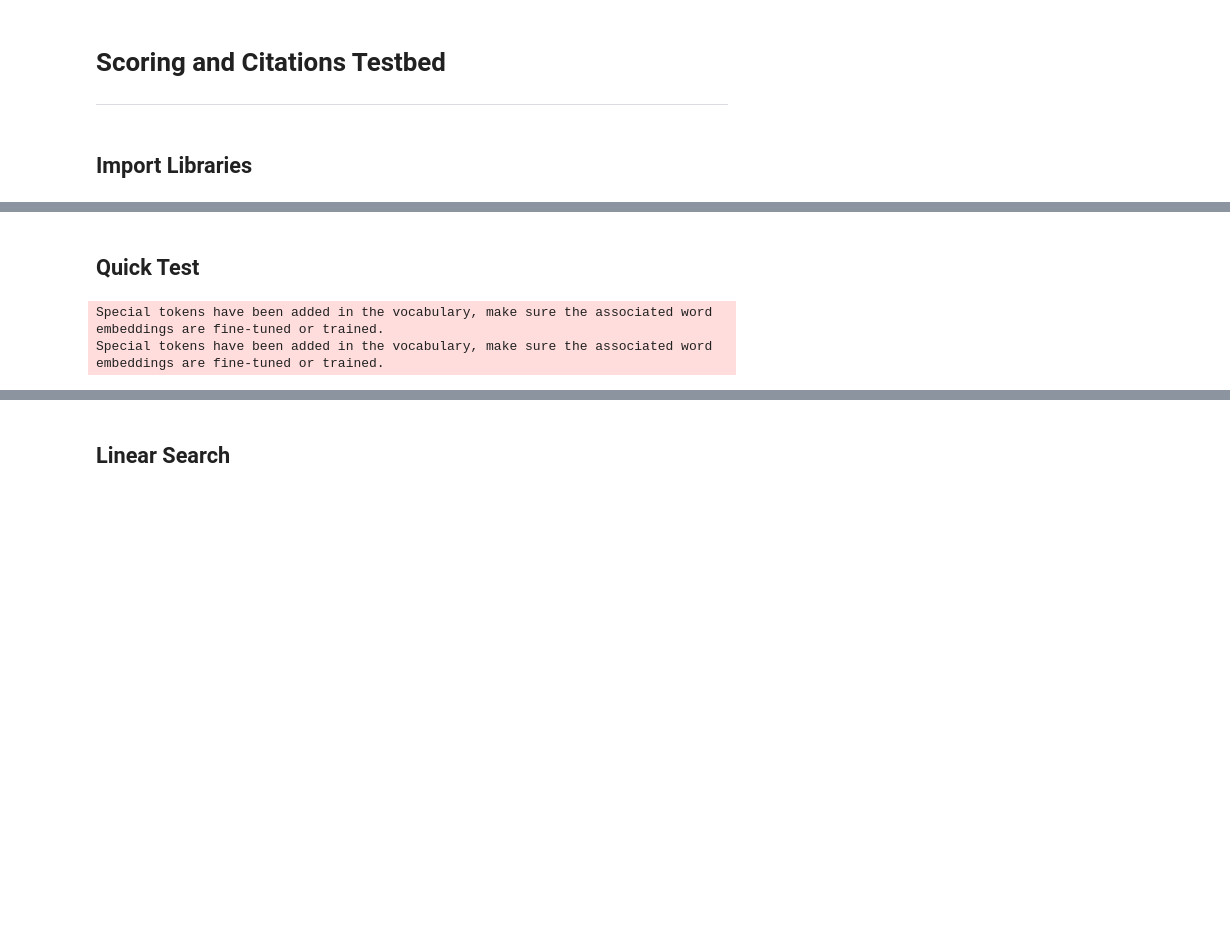
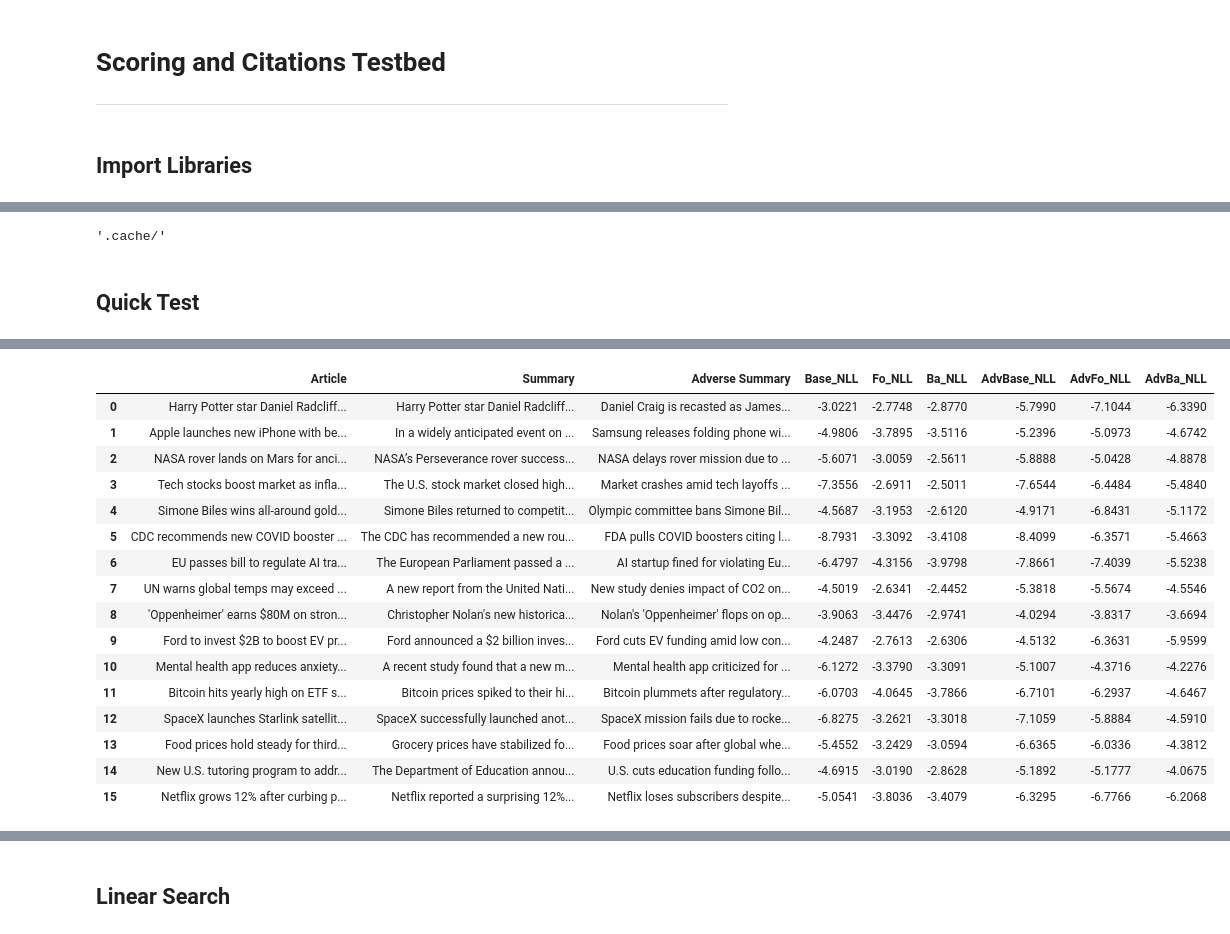
Before and after one commit to strivn/idl-project, a Jupyter notebook: notebooks/new_scoring_citation_experiment_revamp.ipynb, the cells around one changed output, grey strips where cells are left out. Drawn from its saved outputs; the diff is of its cells as text; code cells hidden in the pictures; blank space fills up the shorter version.

Commit message:
testing batch

```diff
--- a/notebooks/new_scoring_citation_experiment_revamp.ipynb
+++ b/notebooks/new_scoring_citation_experiment_revamp.ipynb
@@ -56,14 +40,6 @@ DEVICE
+# %%
+CACHE_DIR
+# %% [output]
+'.cache/'
 # %% [markdown]
 ## Quick Test
-# %%
-# Load the models
-fo_model, fo_tokenizer = load_fo_model()
-ba_model, ba_tokenizer = load_ba_model()
-
-# Example Text
-article = "Harry Potter star Daniel Radcliffe gains access to a reported £20 million ($41.1 million) fortune as he turns 18 on Monday, but he insists the money won't cast a spell on him."
-summary = "Harry Potter star Daniel Radcliffe gets £20M fortune as he turns 18 Monday"
-adverse_summary = "Daniel Craig is recasted as James Bond again"
-# %% [output]
-Special tokens have been added in the vocabulary, make sure the associated word embeddings are fine-tuned or trained.
-Special tokens have been added in the vocabulary, make sure the associated word embeddings are fine-tuned or trained.
@@ -69,0 +52,41 @@ Special tokens have been added in the vocabulary, make sure the associated word
+# %%
+%%time
+debug = False
+
+batch = 16
+
+samp_summaries=summaries[:batch]
+samp_articles=articles[:batch]
+samp_advsummaries=adverse_summaries[:batch]
+
+# Evaluate with batch (normal direction) → S->A (only for Fo model)
+base_scores = calculate_score_batch(samp_summaries, samp_articles, fo_model, fo_tokenizer, backward=False, query_direction="normal", debug=debug)
+
+# Evaluate with batch (reverse direction) → A->S
+fo_scores = calculate_score_batch(samp_summaries, samp_articles, fo_model, fo_tokenizer, backward=False, query_direction="reverse", debug=debug)
+ba_scores = calculate_score_batch(samp_summaries, samp_articles, ba_model, ba_tokenizer, backward=True, query_direction="reverse", debug=debug)
+
+# Adverse summaries
+adv_base_scores = calculate_score_batch(samp_advsummaries, samp_articles, fo_model, fo_tokenizer, backward=False, query_direction="normal", debug=debug)
+adv_fo_scores = calculate_score_batch(samp_advsummaries, samp_articles, fo_model, fo_tokenizer, backward=False, query_direction="reverse", debug=debug)
+adv_ba_scores = calculate_score_batch(samp_advsummaries, samp_articles, ba_model, ba_tokenizer, backward=True, query_direction="reverse", debug=debug)
+
+
+def extract_metric(scores, key):
+    return [s[key] for s in scores]
+
+df = pd.DataFrame({
+    'Article': samp_articles,
+    'Summary': samp_summaries,
+    'Adverse Summary': samp_advsummaries,
+
+    'Base_NLL': extract_metric(base_scores, 'normalized_log_prob'),
+    'Fo_NLL': extract_metric(fo_scores, 'normalized_log_prob'),
+    'Ba_NLL': extract_metric(ba_scores, 'normalized_log_prob'),
+
+    'AdvBase_NLL': extract_metric(adv_base_scores, 'normalized_log_prob'),
+    'AdvFo_NLL': extract_metric(adv_fo_scores, 'normalized_log_prob'),
+    'AdvBa_NLL': extract_metric(adv_ba_scores, 'normalized_log_prob'),
+})
+df
+# %% [output]
@@ -70 +95,18 @@ Special tokens have been added in the vocabulary, make sure the associated word
+|  | Article | Summary | Adverse Summary | Base_NLL | Fo_NLL | Ba_NLL | AdvBase_NLL | AdvFo_NLL | AdvBa_NLL |
+| 0 | Harry Potter star Daniel Radcliff... | Harry Potter star Daniel Radcliff... | Daniel Craig is recasted as James... | -3.0221 | -2.7748 | -2.8770 | -5.7990 | -7.1044 | -6.3390 |
+| 1 | Apple launches new iPhone with be... | In a widely anticipated event on ... | Samsung releases folding phone wi... | -4.9806 | -3.7895 | -3.5116 | -5.2396 | -5.0973 | -4.6742 |
+| 2 | NASA rover lands on Mars for anci... | NASA’s Perseverance rover success... | NASA delays rover mission due to ... | -5.6071 | -3.0059 | -2.5611 | -5.8888 | -5.0428 | -4.8878 |
+| 3 | Tech stocks boost market as infla... | The U.S. stock market closed high... | Market crashes amid tech layoffs ... | -7.3556 | -2.6911 | -2.5011 | -7.6544 | -6.4484 | -5.4840 |
+| 4 | Simone Biles wins all-around gold... | Simone Biles returned to competit... | Olympic committee bans Simone Bil... | -4.5687 | -3.1953 | -2.6120 | -4.9171 | -6.8431 | -5.1172 |
+| 5 | CDC recommends new COVID booster ... | The CDC has recommended a new rou... | FDA pulls COVID boosters citing l... | -8.7931 | -3.3092 | -3.4108 | -8.4099 | -6.3571 | -5.4663 |
+| 6 | EU passes bill to regulate AI tra... | The European Parliament passed a ... | AI startup fined for violating Eu... | -6.4797 | -4.3156 | -3.9798 | -7.8661 | -7.4039 | -5.5238 |
+| 7 | UN warns global temps may exceed ... | A new report from the United Nati... | New study denies impact of CO2 on... | -4.5019 | -2.6341 | -2.4452 | -5.3818 | -5.5674 | -4.5546 |
+| 8 | 'Oppenheimer' earns $80M on stron... | Christopher Nolan's new historica... | Nolan's 'Oppenheimer' flops on op... | -3.9063 | -3.4476 | -2.9741 | -4.0294 | -3.8317 | -3.6694 |
+| 9 | Ford to invest $2B to boost EV pr... | Ford announced a $2 billion inves... | Ford cuts EV funding amid low con... | -4.2487 | -2.7613 | -2.6306 | -4.5132 | -6.3631 | -5.9599 |
+| 10 | Mental health app reduces anxiety... | A recent study found that a new m... | Mental health app criticized for ... | -6.1272 | -3.3790 | -3.3091 | -5.1007 | -4.3716 | -4.2276 |
+| 11 | Bitcoin hits yearly high on ETF s... | Bitcoin prices spiked to their hi... | Bitcoin plummets after regulatory... | -6.0703 | -4.0645 | -3.7866 | -6.7101 | -6.2937 | -4.6467 |
+| 12 | SpaceX launches Starlink satellit... | SpaceX successfully launched anot... | SpaceX mission fails due to rocke... | -6.8275 | -3.2621 | -3.3018 | -7.1059 | -5.8884 | -4.5910 |
+| 13 | Food prices hold steady for third... | Grocery prices have stabilized fo... | Food prices soar after global whe... | -5.4552 | -3.2429 | -3.0594 | -6.6365 | -6.0336 | -4.3812 |
+| 14 | New U.S. tutoring program to addr... | The Department of Education annou... | U.S. cuts education funding follo... | -4.6915 | -3.0190 | -2.8628 | -5.1892 | -5.1777 | -4.0675 |
+| 15 | Netflix grows 12% after curbing p... | Netflix reported a surprising 12%... | Netflix loses subscribers despite... | -5.0541 | -3.8036 | -3.4079 | -6.3295 | -6.7766 | -6.2068 |
 # %%
```
Also changed, not shown: parts of 13 cells of this notebook, 4 other files.
